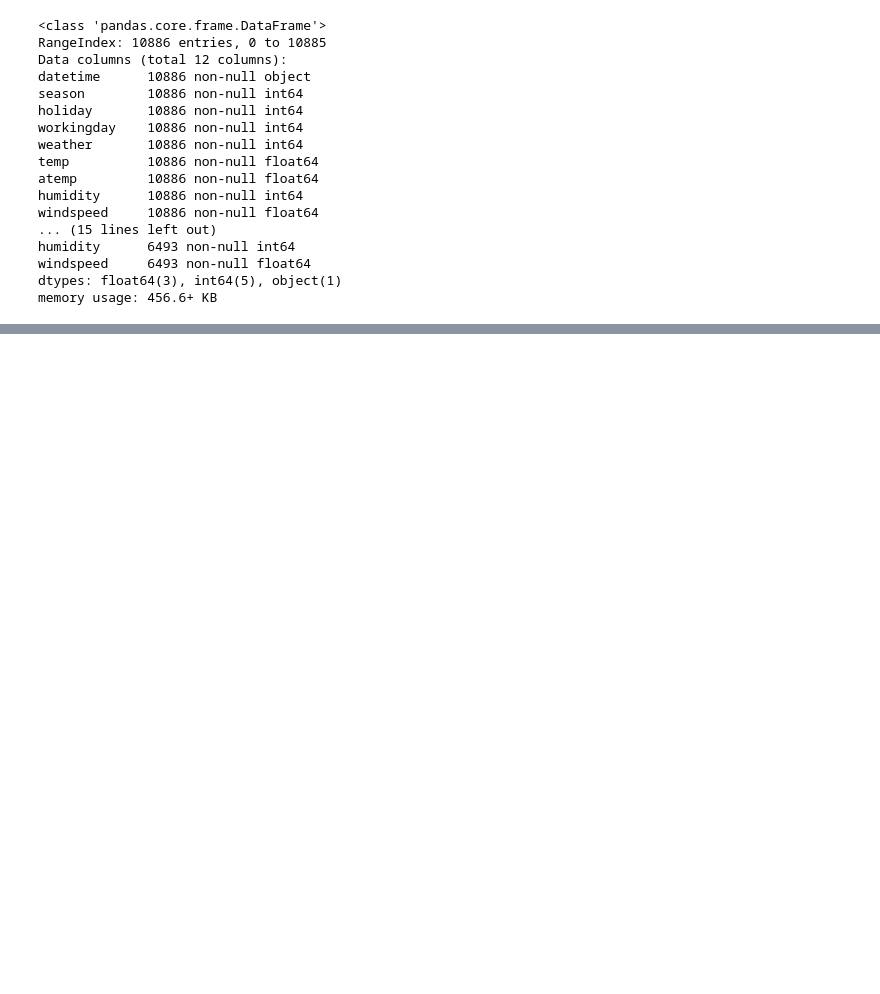
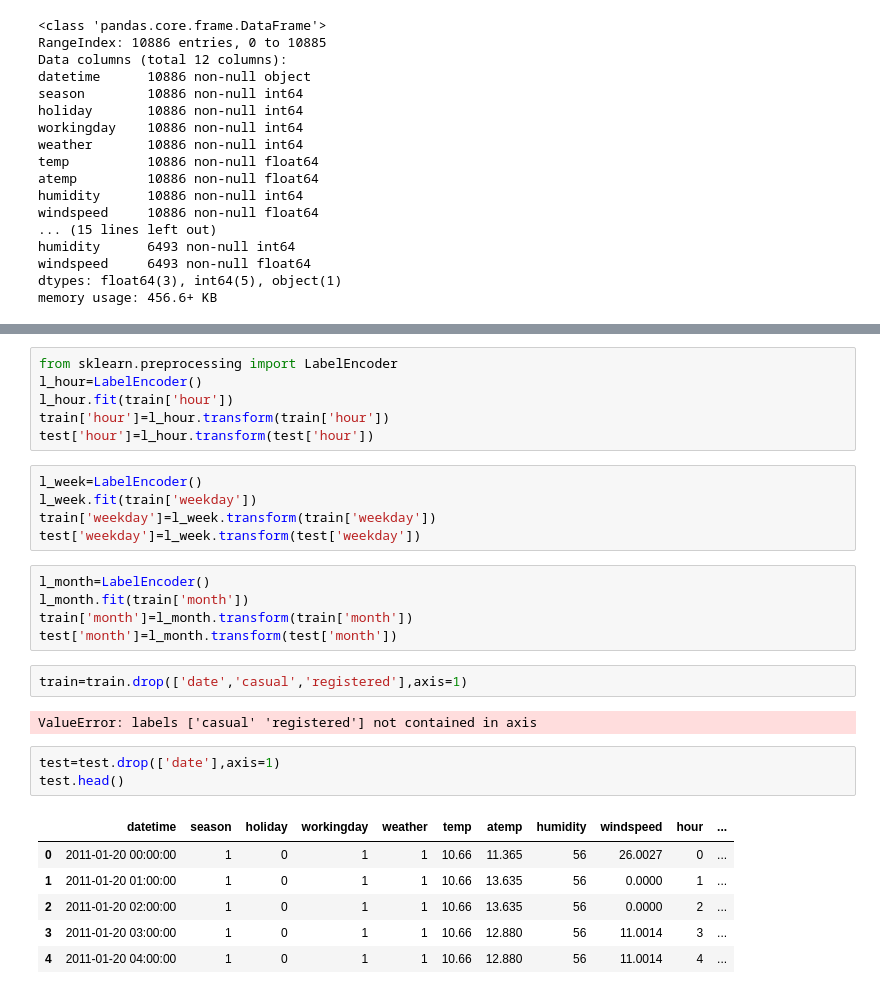
Before and after one commit to nikhil5642/data_science, a Jupyter notebook: bike sharing demand/Untitled.ipynb, the cells around one changed output, grey strips where cells are left out. Drawn from its saved outputs; the diff is of its cells as text; blank space fills up the shorter version.

```diff
--- a/bike sharing demand/Untitled.ipynb
+++ b/bike sharing demand/Untitled.ipynb
@@ -68,0 +120,30 @@ memory usage: 456.6+ KB
+# %%
+from sklearn.preprocessing import LabelEncoder
+l_hour=LabelEncoder()
+l_hour.fit(train['hour'])
+train['hour']=l_hour.transform(train['hour'])
+test['hour']=l_hour.transform(test['hour'])
+# %%
+l_week=LabelEncoder()
+l_week.fit(train['weekday'])
+train['weekday']=l_week.transform(train['weekday'])
+test['weekday']=l_week.transform(test['weekday'])
+# %%
+l_month=LabelEncoder()
+l_month.fit(train['month'])
+train['month']=l_month.transform(train['month'])
+test['month']=l_month.transform(test['month'])
+# %%
+train=train.drop(['date','casual','registered'],axis=1)
+# %% [output]
+ValueError: labels ['casual' 'registered'] not contained in axis
+# %%
+test=test.drop(['date'],axis=1)
+test.head()
+# %% [output]
+|  | datetime | season | holiday | workingday | weather | temp | atemp | humidity | windspeed | hour | ... |
+| 0 | 2011-01-20 00:00:00 | 1 | 0 | 1 | 1 | 10.66 | 11.365 | 56 | 26.0027 | 0 | ... |
+| 1 | 2011-01-20 01:00:00 | 1 | 0 | 1 | 1 | 10.66 | 13.635 | 56 | 0.0000 | 1 | ... |
+| 2 | 2011-01-20 02:00:00 | 1 | 0 | 1 | 1 | 10.66 | 13.635 | 56 | 0.0000 | 2 | ... |
+| 3 | 2011-01-20 03:00:00 | 1 | 0 | 1 | 1 | 10.66 | 12.880 | 56 | 11.0014 | 3 | ... |
+| 4 | 2011-01-20 04:00:00 | 1 | 0 | 1 | 1 | 10.66 | 12.880 | 56 | 11.0014 | 4 | ... |
```
Also changed, not shown: parts of 9 cells of this notebook, 2 other files.
